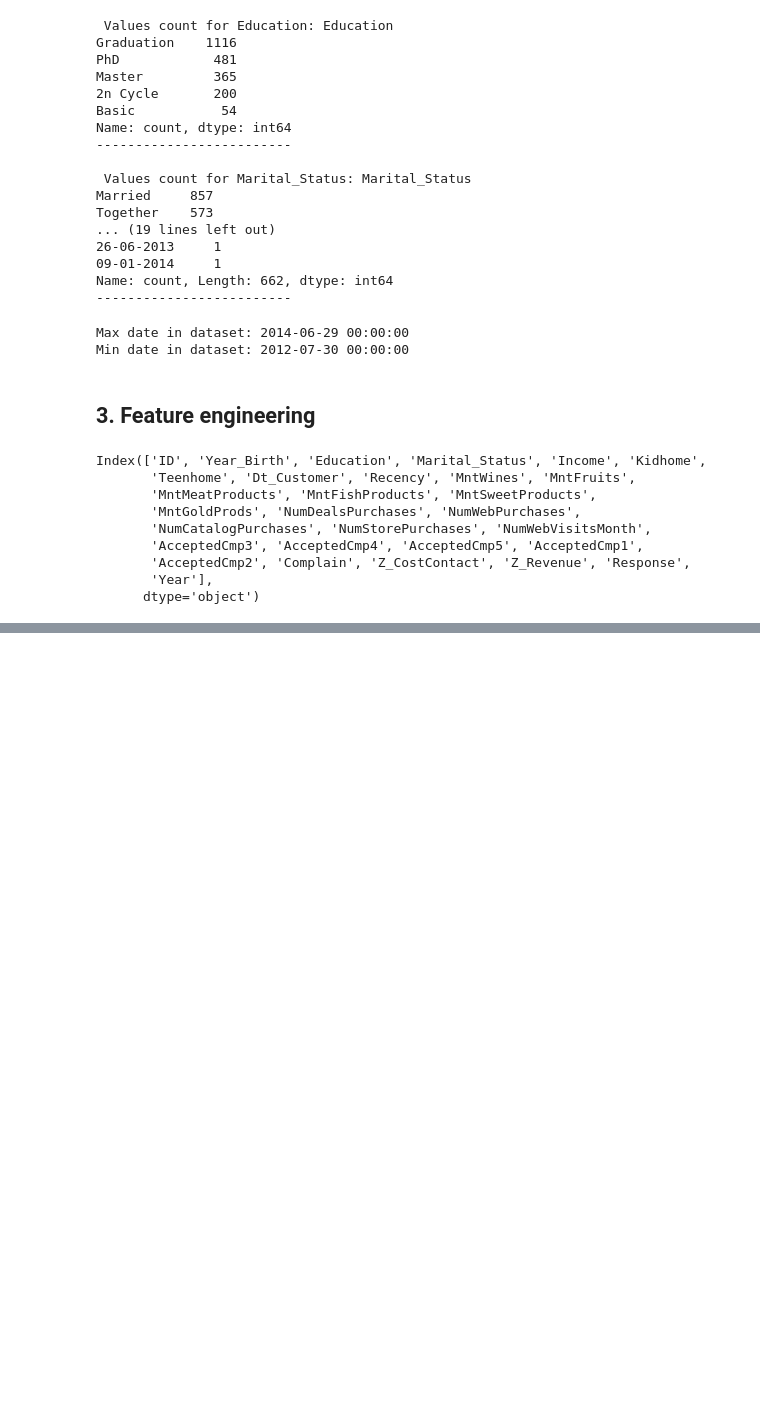
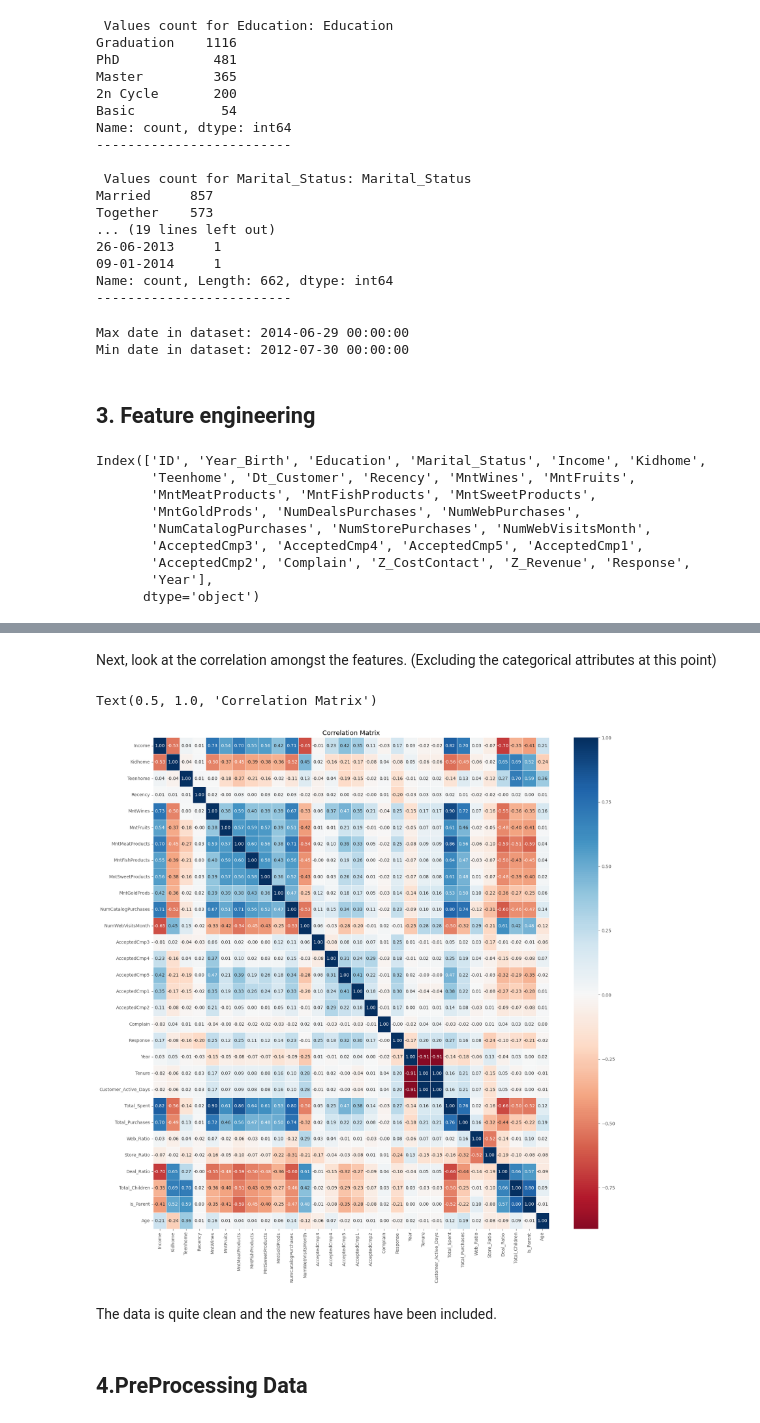
Before and after one commit to towmiessDS/Data-Science, a Jupyter notebook: Practice/Customer_Segment/Customer_Segment_Report.ipynb, the cells around one changed output, grey strips where cells are left out. Drawn from its saved outputs; the diff is of its cells as text; code cells hidden in the pictures; blank space fills up the shorter version.

```diff
--- a/Practice/Customer_Segment/Customer_Segment_Report.ipynb
+++ b/Practice/Customer_Segment/Customer_Segment_Report.ipynb
@@ -299,0 +364,25 @@ plt.show()
+# %%
+#remove outliers
+df2 = df2[(df2['Income'] >= lower_bound_income) & (df2['Income'] <= upper_bound_income)]
+df2 = df2[(df2['Age'] >= lower_bound_age) & (df2['Age'] <= upper_bound_age)]
+# %% [markdown]
+Next, look at the correlation amongst the features. (Excluding the categorical attributes at this point)
+# %%
+# correlation matrix (use only numeric columns to avoid conversion errors)
+corr_matrix = df2.select_dtypes(include=[np.number]).corr()
+
+plt.figure(figsize=(20, 20))
+sns.heatmap(corr_matrix,
+            annot=True,
+            cmap='RdBu',
+            center=0,
+            fmt='.2f',
+            linewidths=0.5)
+plt.title('Correlation Matrix')
+# %% [output]
+Text(0.5, 1.0, 'Correlation Matrix')
+[figure, added]
+# %% [markdown]
+The data is quite clean and the new features have been included.
+# %% [markdown]
+## 4.PreProcessing Data
```
Also changed, not shown: parts of 51 cells of this notebook.
